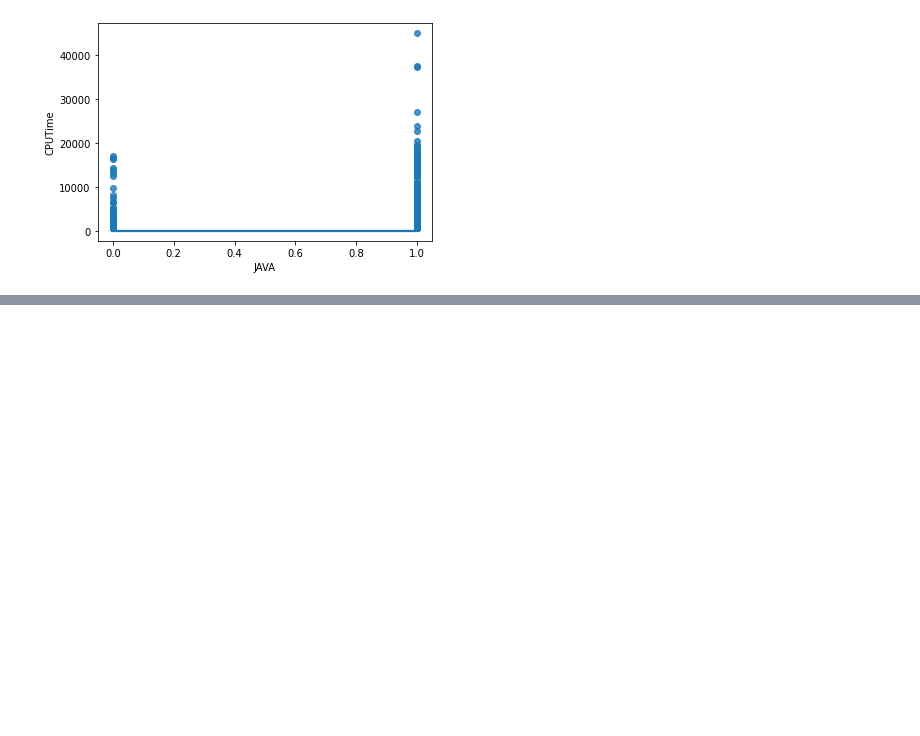
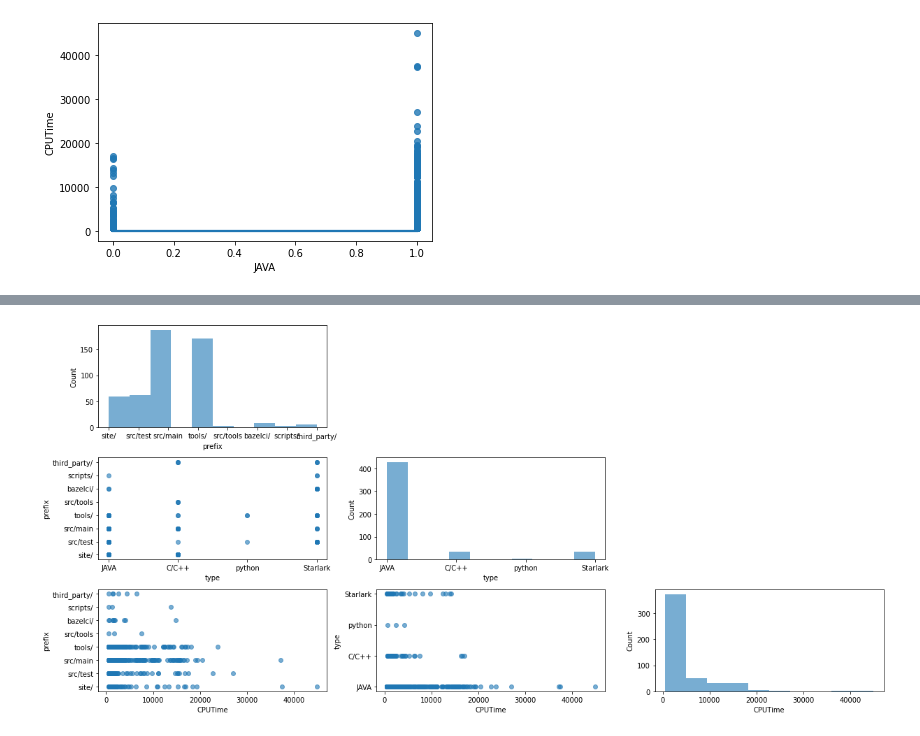
Before and after one commit to Jitendra3018/ml-project-6, a Jupyter notebook: ML_g6.ipynb, the cells around one changed output, grey strips where cells are left out. Cells and saved outputs as stored; diff of their text form; code cells hidden in the pictures; blank space fills up the shorter version.

```diff
--- a/ML_g6.ipynb
+++ b/ML_g6.ipynb
@@ -297,0 +356,10 @@ sns.regplot(x=t, y=y, data=final, logistic=True, ci=None)
+# %%
+import matplotlib.pyplot as plt
+from mlxtend.plotting import scatterplotmatrix
+df = pd.read_csv('CPUTimes_inputdata.csv')
+cols = ['prefix','type','CPUTime']
+scatterplotmatrix(df[cols].values, figsize =(17,8) , names = cols , alpha =0.6)
+plt.tight_layout()
+plt.show()
+# %% [output]
+[figure, added]
```
Also changed, not shown: parts of 26 cells of this notebook, 4 other files.
